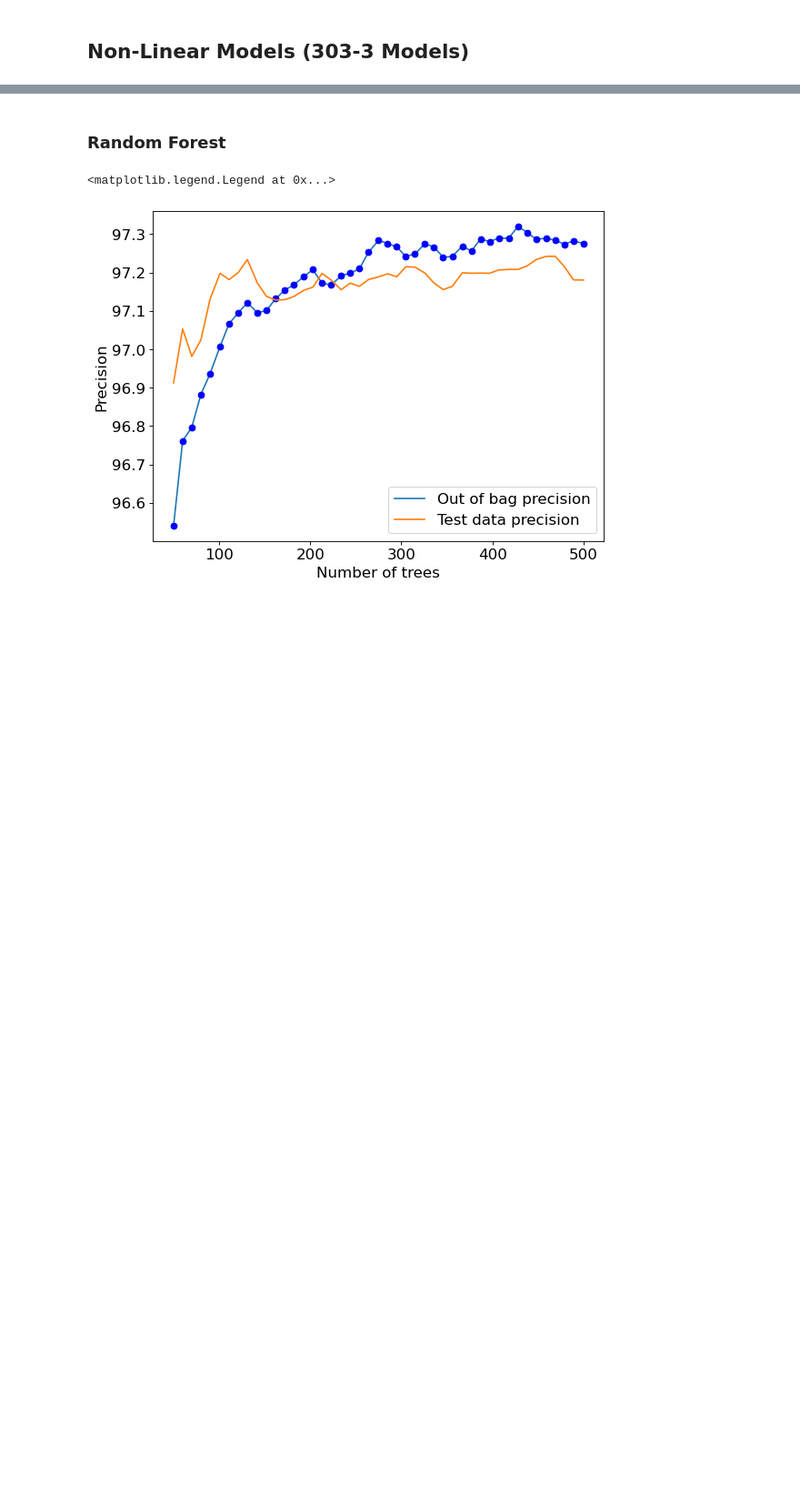
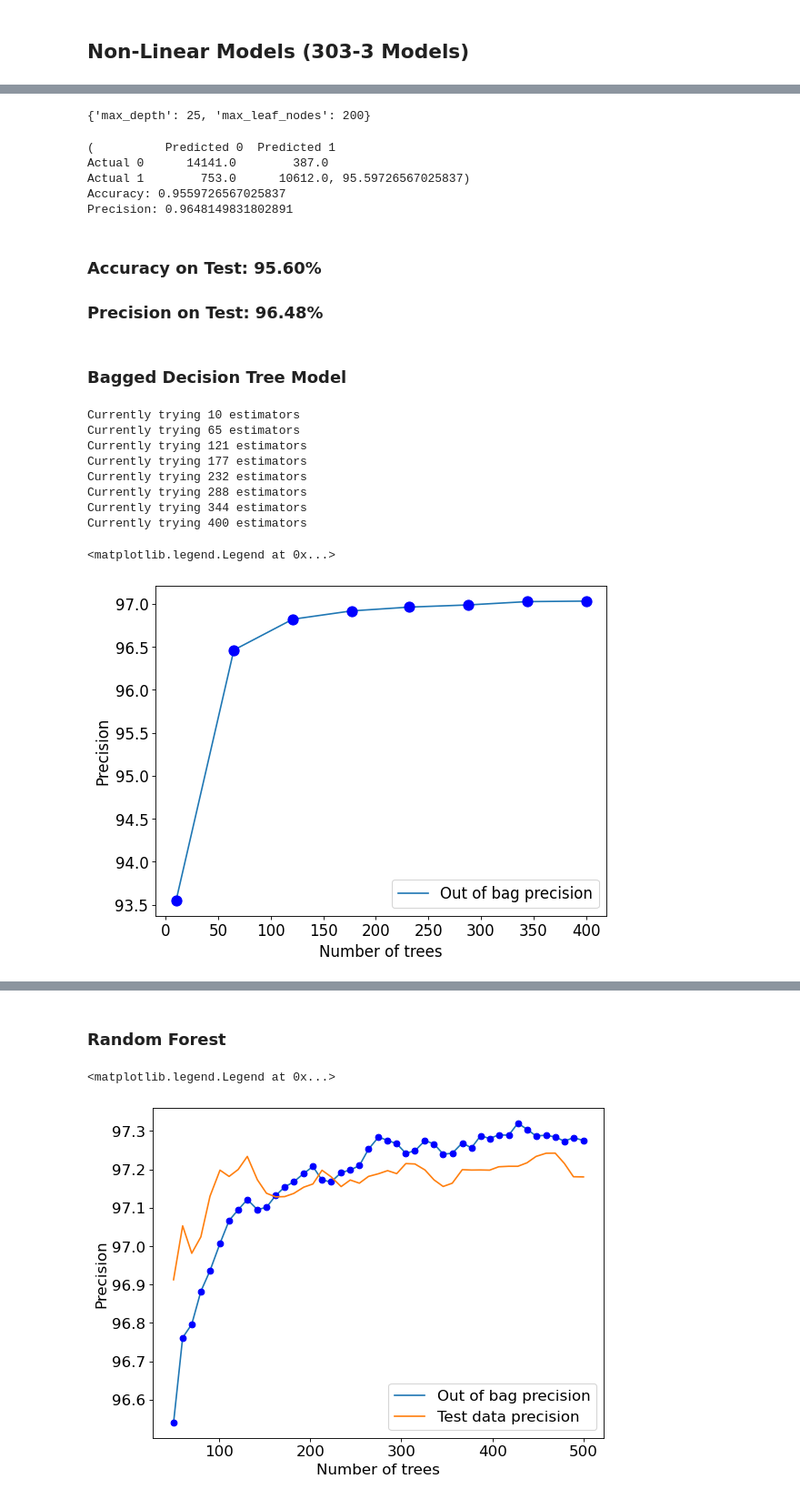
Before and after one commit to cs2027/stat-303-3-project, a Jupyter notebook: Airline_Initial_Models.ipynb, the cells around one changed output, grey strips where cells are left out. Shown: that part at 91% size. Cells and saved outputs as stored; diff of their text form; code cells hidden in the pictures; blank space fills up the shorter version.

Commit message:
Added models: logistic reg, basic decision tree, bagged decision tree

```diff
--- a/Airline_Initial_Models.ipynb
+++ b/Airline_Initial_Models.ipynb
@@ -294,0 +385,62 @@ Actual 1       5618.0       5747.0, 78.07129339976055)
+# %%
+model.best_params_
+# %% [output]
+{'max_depth': 25, 'max_leaf_nodes': 200}
+# %%
+model_updated = DecisionTreeClassifier(
+    max_depth = 25, max_leaf_nodes = 200, random_state = 1
+).fit(X, y)
+
+cf_test = confusion_matrix(Xtest, ytest, model_updated, 0.9)
+cm = cf_test[0]
+accuracy = (cm['Predicted 0']['Actual 0'] + cm['Predicted 1']['Actual 1']) / (cm['Predicted 0'].sum() + cm['Predicted 1'].sum())
+precision = cm['Predicted 1']['Actual 1'] / (cm['Predicted 1']['Actual 0'] + cm['Predicted 1']['Actual 1'])
+
+print(cf_test)
+print("Accuracy:", accuracy)
+print("Precision:", precision)
+# %% [output]
+(          Predicted 0  Predicted 1
+Actual 0      14141.0        387.0
+Actual 1        753.0      10612.0, 95.59726567025837)
+Accuracy: 0.9559726567025837
+Precision: 0.9648149831802891
+# %% [markdown]
+### Accuracy on Test: 95.60%
+### Precision on Test: 96.48%
+# %% [markdown]
+### Bagged Decision Tree Model
+# %%
+oob_precision = {}
+
+for i in np.linspace(10, 400, 8, dtype = int):
+    print(f"Currently trying {i} estimators")
+    model = BaggingClassifier(
+        base_estimator = DecisionTreeClassifier(),
+        n_estimators = i, random_state = 1,
+        n_jobs = -1, oob_score = True
+    ).fit(X, y)
+
+    oob_pred = model.oob_decision_function_[:,1]
+    bins = np.array([0,0.5,1])
+    cm = np.histogram2d(y, oob_pred, bins=bins)[0]
+    oob_precision[i] = 100*(cm[1,1])/(cm[0,1]+cm[1,1])
+
+plt.rcParams.update({'font.size': 15})
+plt.figure(figsize=(8, 6), dpi=80)
+plt.plot(oob_precision.keys(),oob_precision.values(),label = 'Out of bag precision')
+plt.plot(oob_precision.keys(),oob_precision.values(),'o',color = 'blue')
+plt.xlabel('Number of trees')
+plt.ylabel('Precision')
+plt.legend()
+# %% [output]
+Currently trying 10 estimators
+Currently trying 65 estimators
+Currently trying 121 estimators
+Currently trying 177 estimators
+Currently trying 232 estimators
+Currently trying 288 estimators
+Currently trying 344 estimators
+Currently trying 400 estimators
+<matplotlib.legend.Legend at 0x...>
+[figure, added]
```
Also changed, not shown: parts of 17 cells of this notebook, 1 other file.
